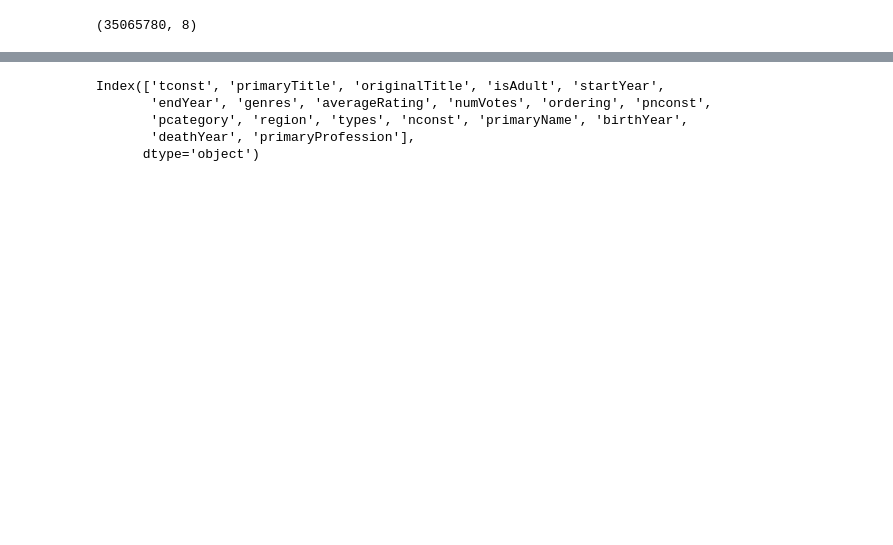
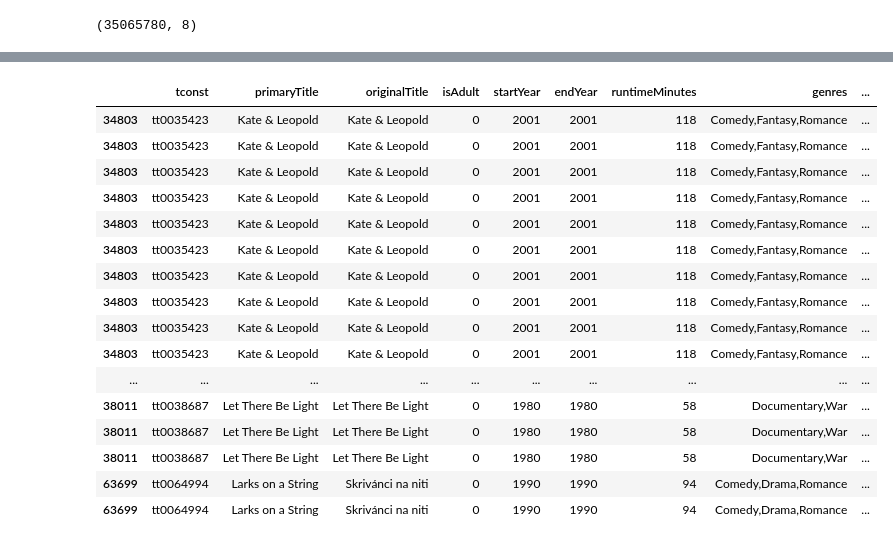
Before and after one commit to Lozzio99/Madness, a Jupyter notebook: cleanup.ipynb, the cells around one changed output, grey strips where cells are left out. Drawn from its saved outputs; the diff is of its cells as text; code cells hidden in the pictures; blank space fills up the shorter version.

```diff
--- a/cleanup.ipynb
+++ b/cleanup.ipynb
@@ -140,3 +153,23 @@ df4.shape
+# %%
+df4.head(50)
+# %% [output]
+|  | tconst | primaryTitle | originalTitle | isAdult | startYear | endYear | runtimeMinutes | genres | ... |
+| 34803 | tt0035423 | Kate & Leopold | Kate & Leopold | 0 | 2001 | 2001 | 118 | Comedy,Fantasy,Romance | ... |
+| 34803 | tt0035423 | Kate & Leopold | Kate & Leopold | 0 | 2001 | 2001 | 118 | Comedy,Fantasy,Romance | ... |
+| 34803 | tt0035423 | Kate & Leopold | Kate & Leopold | 0 | 2001 | 2001 | 118 | Comedy,Fantasy,Romance | ... |
+| 34803 | tt0035423 | Kate & Leopold | Kate & Leopold | 0 | 2001 | 2001 | 118 | Comedy,Fantasy,Romance | ... |
+| 34803 | tt0035423 | Kate & Leopold | Kate & Leopold | 0 | 2001 | 2001 | 118 | Comedy,Fantasy,Romance | ... |
+| 34803 | tt0035423 | Kate & Leopold | Kate & Leopold | 0 | 2001 | 2001 | 118 | Comedy,Fantasy,Romance | ... |
+| 34803 | tt0035423 | Kate & Leopold | Kate & Leopold | 0 | 2001 | 2001 | 118 | Comedy,Fantasy,Romance | ... |
+| 34803 | tt0035423 | Kate & Leopold | Kate & Leopold | 0 | 2001 | 2001 | 118 | Comedy,Fantasy,Romance | ... |
+| 34803 | tt0035423 | Kate & Leopold | Kate & Leopold | 0 | 2001 | 2001 | 118 | Comedy,Fantasy,Romance | ... |
+| 34803 | tt0035423 | Kate & Leopold | Kate & Leopold | 0 | 2001 | 2001 | 118 | Comedy,Fantasy,Romance | ... |
+| ... | ... | ... | ... | ... | ... | ... | ... | ... | ... |
+| 38011 | tt0038687 | Let There Be Light | Let There Be Light | 0 | 1980 | 1980 | 58 | Documentary,War | ... |
+| 38011 | tt0038687 | Let There Be Light | Let There Be Light | 0 | 1980 | 1980 | 58 | Documentary,War | ... |
+| 38011 | tt0038687 | Let There Be Light | Let There Be Light | 0 | 1980 | 1980 | 58 | Documentary,War | ... |
+| 63699 | tt0064994 | Larks on a String | Skrivánci na niti | 0 | 1990 | 1990 | 94 | Comedy,Drama,Romance | ... |
+| 63699 | tt0064994 | Larks on a String | Skrivánci na niti | 0 | 1990 | 1990 | 94 | Comedy,Drama,Romance | ... |
 # %%
 df4 = clear_columns(df4, df4.columns)
 # %%
@@ -146,13 +179,3 @@ df4 = df4.astype({
     'birthYear':'int32',
     'deathYear':'int32',
 })
-# %%
-df4 = df4.reset_index()
-df4 = df4.drop(columns=['level_0','index'])
-df4.columns
-# %% [output]
-Index(['tconst', 'primaryTitle', 'originalTitle', 'isAdult', 'startYear',
-       'endYear', 'genres', 'averageRating', 'numVotes', 'ordering', 'pnconst',
-       'pcategory', 'region', 'types', 'nconst', 'primaryName', 'birthYear',
-       'deathYear', 'primaryProfession'],
-      dtype='object')
```
Also changed, not shown: parts of 18 cells of this notebook, 2 other files.
